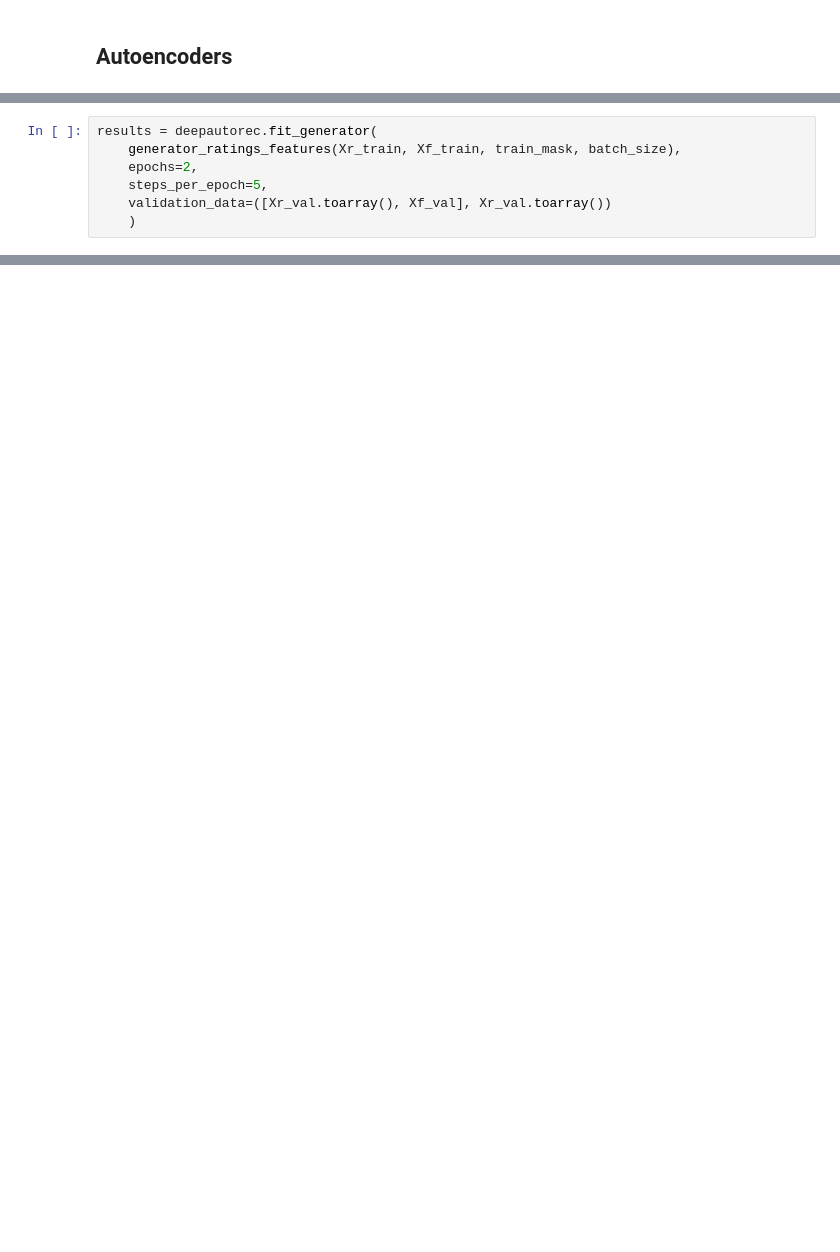
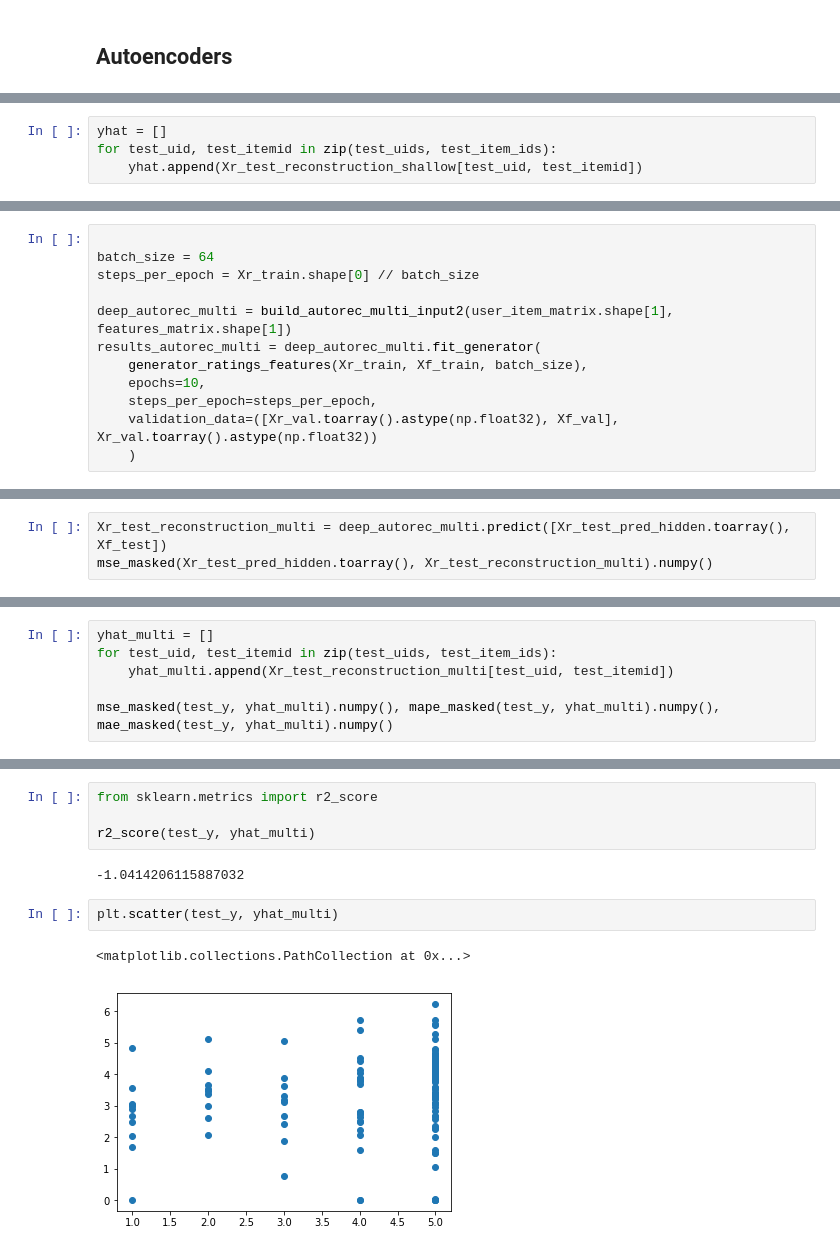
Before and after one commit to maddataanalyst/deepautorec_paper, a Jupyter notebook: notebooks/recommendation_engine_test.ipynb, the cells around one changed output, grey strips where cells are left out. Drawn from its saved outputs; the diff is of its cells as text; blank space fills up the shorter version.

Commit message:
better test setup. testing different autorec implementations

```diff
--- a/notebooks/recommendation_engine_test.ipynb
+++ b/notebooks/recommendation_engine_test.ipynb
@@ -335,0 +411,4 @@ steps_per_epoch = user_item_matrix.shape[0] // batch_size
+# %%
+yhat = []
+for test_uid, test_itemid in zip(test_uids, test_item_ids):
+    yhat.append(Xr_test_reconstruction_shallow[test_uid, test_itemid])
@@ -336,8 +421,13 @@ steps_per_epoch = user_item_matrix.shape[0] // batch_size
 # %%
-results = deepautorec.fit_generator(
-    generator_ratings_features(Xr_train, Xf_train, train_mask, batch_size),
-    epochs=2,
-    steps_per_epoch=5,
-    validation_data=([Xr_val.toarray(), Xf_val], Xr_val.toarray())
+
+batch_size = 64
+steps_per_epoch = Xr_train.shape[0] // batch_size
+
+deep_autorec_multi = build_autorec_multi_input2(user_item_matrix.shape[1], features_matrix.shape[1])
+results_autorec_multi = deep_autorec_multi.fit_generator(
+    generator_ratings_features(Xr_train, Xf_train, batch_size),
+    epochs=10,
+    steps_per_epoch=steps_per_epoch,
+    validation_data=([Xr_val.toarray().astype(np.float32), Xf_val], Xr_val.toarray().astype(np.float32))
     )
 # %% [output]
@@ -352,0 +451,3 @@ results.history
+# %%
+Xr_test_reconstruction_multi = deep_autorec_multi.predict([Xr_test_pred_hidden.toarray(), Xf_test])
+mse_masked(Xr_test_pred_hidden.toarray(), Xr_test_reconstruction_multi).numpy()
@@ -352,0 +456,6 @@ results.history
+# %%
+yhat_multi = []
+for test_uid, test_itemid in zip(test_uids, test_item_ids):
+    yhat_multi.append(Xr_test_reconstruction_multi[test_uid, test_itemid])
+
+mse_masked(test_y, yhat_multi).numpy(), mape_masked(test_y, yhat_multi).numpy(), mae_masked(test_y, yhat_multi).numpy()
@@ -352,0 +480,11 @@ results.history
+# %%
+from sklearn.metrics import r2_score
+
+r2_score(test_y, yhat_multi)
+# %% [output]
+-1.0414206115887032
+# %%
+plt.scatter(test_y, yhat_multi)
+# %% [output]
+<matplotlib.collections.PathCollection at 0x...>
+[figure, added]
```
Also changed, not shown: parts of 41 cells of this notebook.
